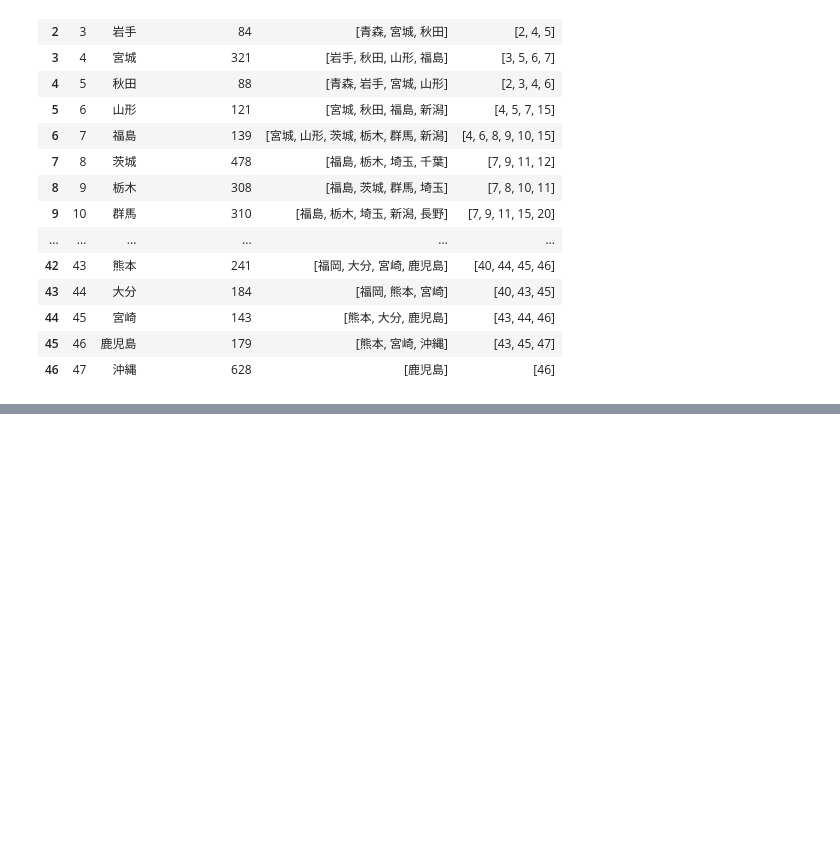
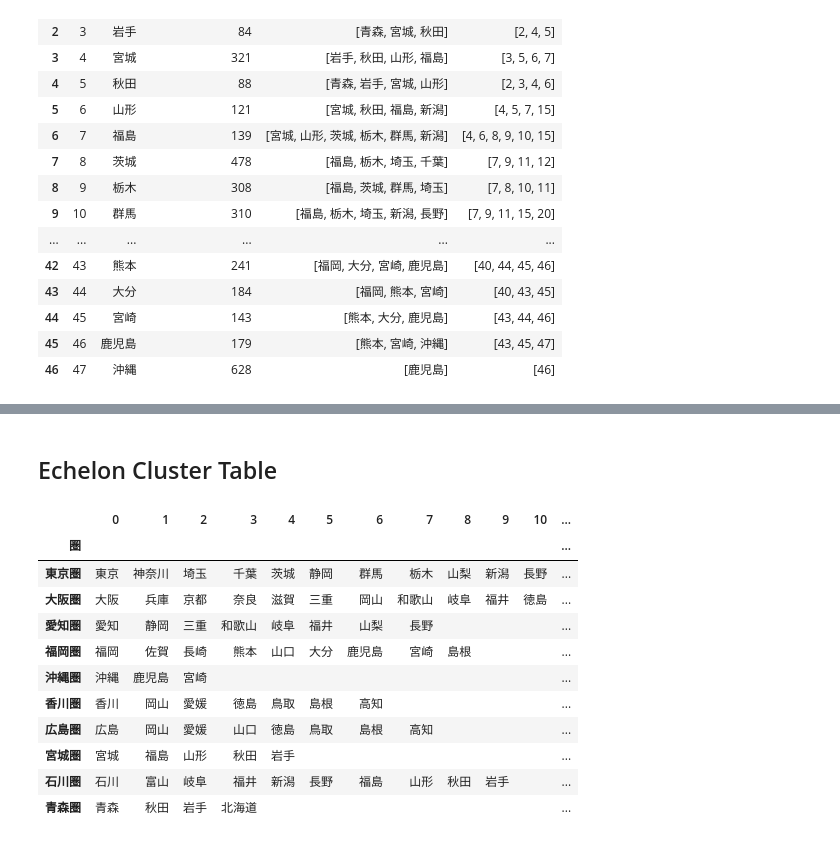
Before and after one commit to takeshi-teshima/echelon-py-examples, a Jupyter notebook: Japan-prefecture-example.ipynb, the cells around one changed output, grey strips where cells are left out. Drawn from its saved outputs; the diff is of its cells as text; code cells hidden in the pictures; blank space fills up the shorter version.

```diff
--- a/Japan-prefecture-example.ipynb
+++ b/Japan-prefecture-example.ipynb
@@ -74,6 +75,8 @@ df
 | 44 | 45 | 宮崎 | 143 | [熊本, 大分, 鹿児島] | [43, 44, 46] |
 | 45 | 46 | 鹿児島 | 179 | [熊本, 宮崎, 沖縄] | [43, 45, 47] |
 | 46 | 47 | 沖縄 | 628 | [鹿児島] | [46] |
+# %%
+id_to_name_dict = df.set_index('id')['name'].to_dict()
 # %%
 data = df['density (ppl/km2)'].to_numpy()
 adjacency = np.zeros((len(df),)*2, dtype='int8')
@@ -124,0 +123,20 @@ analyzer.cluster(result).table
+# %%
+display(Markdown('## Echelon Cluster Table'))
+_df = analyzer.cluster(result).table
+_df = _df.applymap(lambda ids: [id_to_name_dict[index + 1] for index in ids])
+_df['representatives'] = _df['representatives'].map(lambda x: x[0] + '圏')
+pd.DataFrame(_df['indices'].to_list()).fillna('').set_index(_df['representatives'].rename('圏'))
+# %% [output]
+## Echelon Cluster Table
+|  | 0 | 1 | 2 | 3 | 4 | 5 | 6 | 7 | 8 | 9 | 10 | ... |
+| 圏 |  |  |  |  |  |  |  |  |  |  |  | ... |
+| 東京圏 | 東京 | 神奈川 | 埼玉 | 千葉 | 茨城 | 静岡 | 群馬 | 栃木 | 山梨 | 新潟 | 長野 | ... |
+| 大阪圏 | 大阪 | 兵庫 | 京都 | 奈良 | 滋賀 | 三重 | 岡山 | 和歌山 | 岐阜 | 福井 | 徳島 | ... |
+| 愛知圏 | 愛知 | 静岡 | 三重 | 和歌山 | 岐阜 | 福井 | 山梨 | 長野 |  |  |  | ... |
+| 福岡圏 | 福岡 | 佐賀 | 長崎 | 熊本 | 山口 | 大分 | 鹿児島 | 宮崎 | 島根 |  |  | ... |
+| 沖縄圏 | 沖縄 | 鹿児島 | 宮崎 |  |  |  |  |  |  |  |  | ... |
+| 香川圏 | 香川 | 岡山 | 愛媛 | 徳島 | 鳥取 | 島根 | 高知 |  |  |  |  | ... |
+| 広島圏 | 広島 | 岡山 | 愛媛 | 山口 | 徳島 | 鳥取 | 島根 | 高知 |  |  |  | ... |
+| 宮城圏 | 宮城 | 福島 | 山形 | 秋田 | 岩手 |  |  |  |  |  |  | ... |
+| 石川圏 | 石川 | 富山 | 岐阜 | 福井 | 新潟 | 長野 | 福島 | 山形 | 秋田 | 岩手 |  | ... |
+| 青森圏 | 青森 | 秋田 | 岩手 | 北海道 |  |  |  |  |  |  |  | ... |
```
Also changed, not shown: parts of 5 cells of this notebook, 3 other files.
